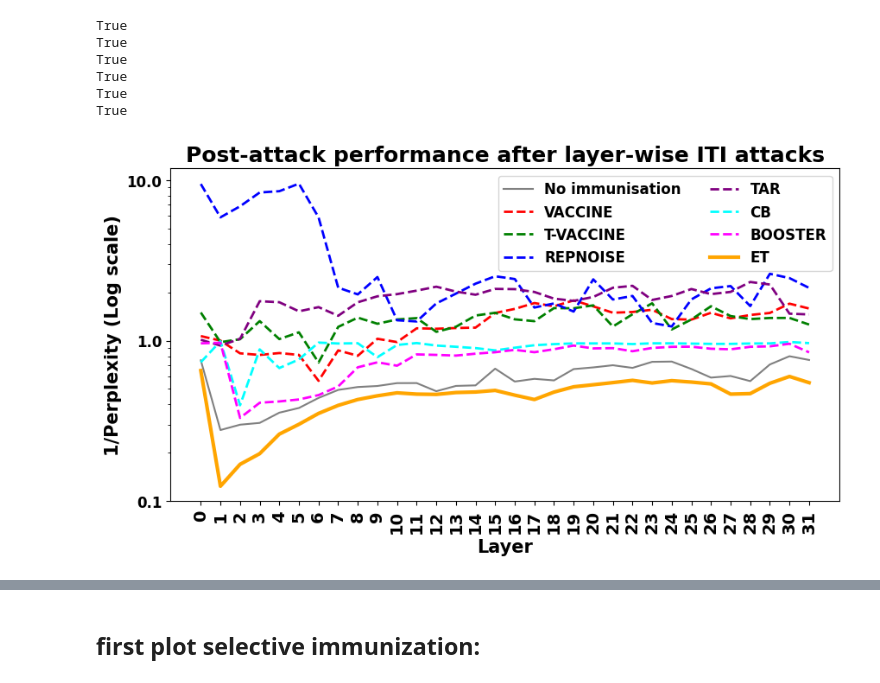
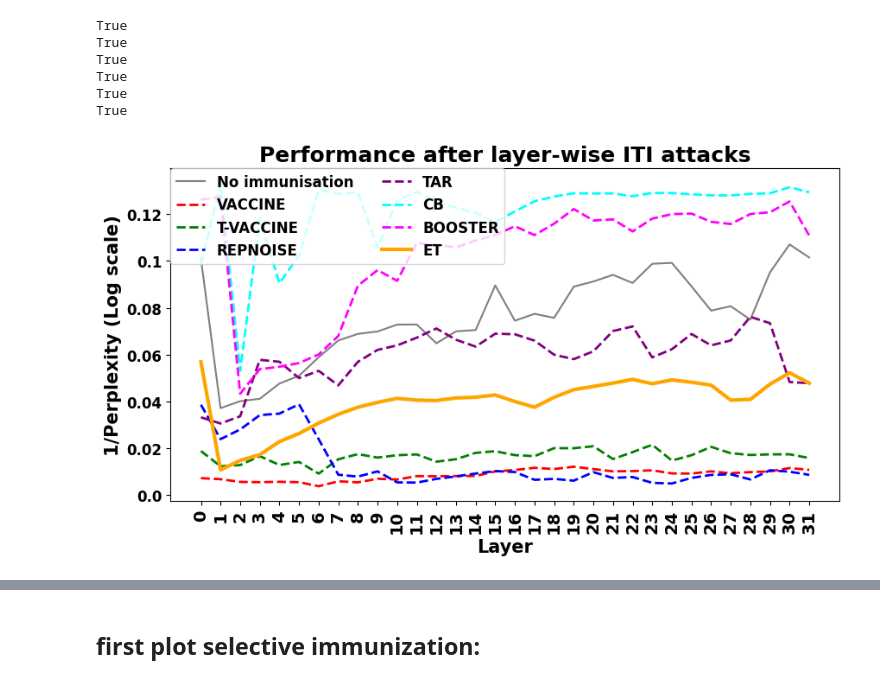
Before and after one commit to DISTA-HCAI/ET, a Jupyter notebook: aggregated plots.ipynb, the cells around one changed output, grey strips where cells are left out. Drawn from its saved outputs; the diff is of its cells as text; code cells hidden in the pictures.

```diff
--- a/aggregated plots.ipynb
+++ b/aggregated plots.ipynb
@@ -243,14 +235,19 @@ baselindes_ids = {
     'BOOSTER': 'kx0cf3hh'
 }
 
+
 init_performances = {
-    'VACCINE': 'jz2nau55',
-    'T-VACCINE': '00h1ta01',
-    'REPNOISE': 'u4k9xxpw',
-    'TAR': '9pxkem5t',
-    'CB': 'lj96ws11',
-    'BOOSTER': 'kx0cf3hh'
+    'VACCINE': 0.006832,
+    'T-VACCINE': 0.012613,
+    'REPNOISE': 0.0040928,
+    'TAR': 0.032867,
+    'CB': 0.13413,
+    'BOOSTER': 0.1312
 }
+
+abs_perf_et = grouped_defence_performance['Mean performance after defence']  * (0.11909 + 1e-10)
+mean_abs_perf_et = abs_perf_et.mean()
+
 
 
 baselines_dfs = {}
@@ -263,6 +260,7 @@ for baseline_name, baseline_id in baselindes_ids.items():
   candidate_df = candidate_df[['IMMUNIZING_LAYER','Performance after attacks']].copy()
   candidate_df.columns = ['layer', 'mean attack performance']
   candidate_df = candidate_df.groupby('layer').max().reset_index()
+  candidate_df['mean attack performance'] = candidate_df['mean attack performance'] * ( init_performances[baseline_name] + 1e-10)
   candidate_df.fillna(min_relative_attack_perf, inplace=True)
 
   baselines_dfs[baseline_name] = candidate_df
@@ -276,6 +274,8 @@ True
 # %%
 # name mismatch
 instruct_ds = baseline_ds.copy()
+imm_track_attack_perf['attack performance'] = imm_track_attack_perf['attack performance'] * (mean_abs_perf_et + 1e-10)
+instruct_ds['mean baseline attack performance'] = instruct_ds['mean baseline attack performance'] * (0.13398 + 1e-10)
 # %%
 fig, ax = plt.subplots(figsize=(10, 5))
 
@@ -303,35 +303,36 @@ for i, (candidate_name, candidate_df) in enumerate(baselines_dfs.items(), start=
       label=candidate_name)
 
 # Mean performance after attacks: (Baseline track)
 ax.plot(
     imm_track_attack_perf.reset_index()['layer'],
     imm_track_attack_perf.reset_index()['attack performance'],
     linestyle='-',
     color='orange',
     alpha=1,
     linewidth=3,
     label='ET')
 
 
 # Customize ticks
 ax.set_xticks(ticks=grouped_defence_performance.index, labels=list(range(32)), fontsize=14, fontweight='bold')
 plt.xticks(rotation=90)  # Rotate x-ticks by 45 degrees
 ax.set_xlabel('Layer', fontdict=axis_font_dict)
 ax.set_ylabel('1/Perplexity (Log scale)', fontdict=axis_font_dict)
 
 
 # Combine legends from both axes
 lines1, labels1 = ax.get_legend_handles_labels()
 
 ax.legend(lines1,labels1,
           prop=legend_font_dict,
-          ncol=2)
+          ncol=2,
+          borderaxespad=0)
 
-ax.set_yscale('log')
-ax.set_yticklabels(ax.get_yticks(), fontdict={'fontsize': 12, 'fontweight': 'bold'})
+# ax.set_yscale('log')
+ax.set_yticklabels(ax.get_yticks().round(2), fontdict={'fontsize': 12, 'fontweight': 'bold'})
 
-plt.title(f'Post-attack performance after layer-wise ITI attacks', fontdict=title_font_dict)
+plt.title(f'Performance after layer-wise ITI attacks', fontdict=title_font_dict)
 
 plt.show()
 # %% [output]
-[figure, old version]
+[figure, new version]
```
Also changed, not shown: parts of 7 cells of this notebook.
